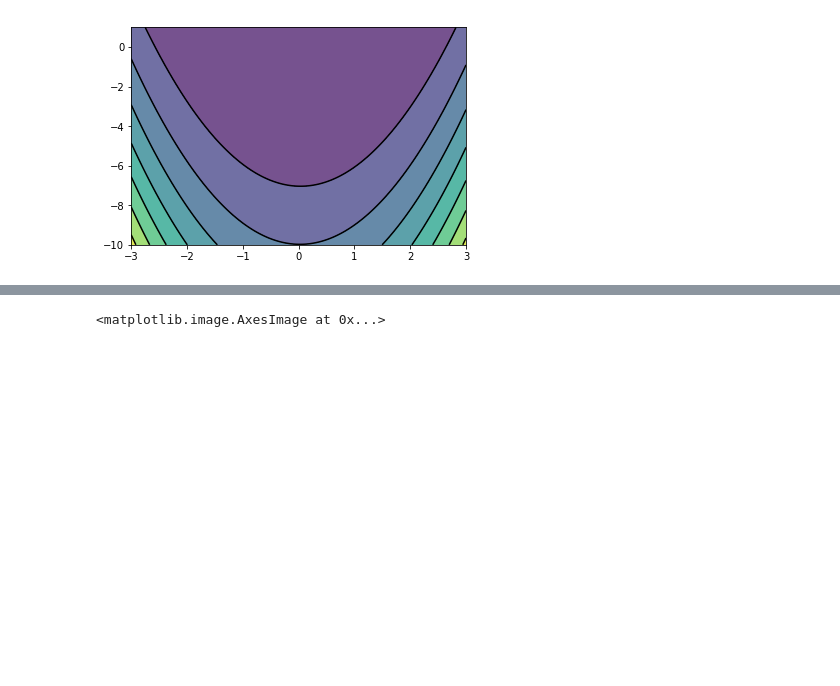
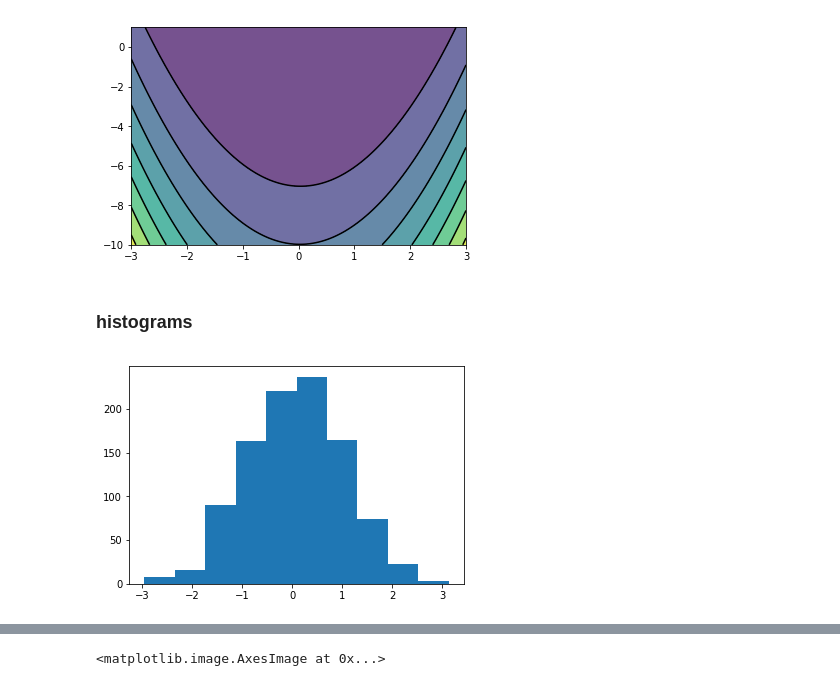
Before and after one commit to andrewkern/biol610, a Jupyter notebook: notebooks/lecture5.ipynb, the cells around one changed output, grey strips where cells are left out. Saved outputs shown, nothing was run; the diff lists cells and outputs as text; code cells hidden in the pictures; blank space fills up the shorter version.

```diff
--- a/notebooks/lecture5.ipynb
+++ b/notebooks/lecture5.ipynb
@@ -117,2 +118,11 @@ C = plt.contour(X, Y, banana_function(X, Y), 8, colors='black')
 # %% [output]
 [figure]
+# %% [markdown]
+### histograms
+# %%
+# choose 1000 normal RVs
+x = np.random.normal(0,1,1000)
+plt.hist(x)
+plt.show()
+# %% [output]
+[figure, added]
```
Also changed, not shown: parts of 4 cells of this notebook.
